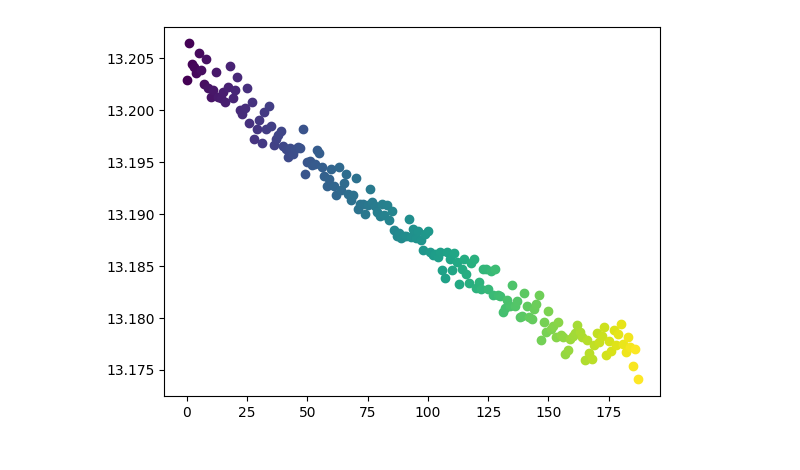
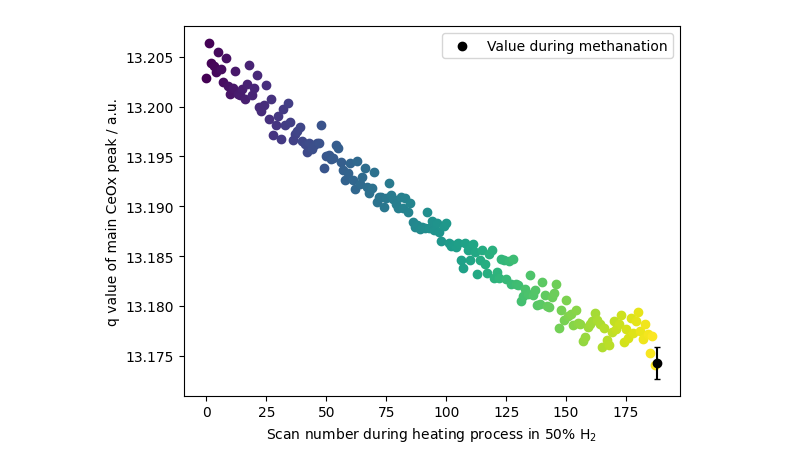
Before and after one commit to raulgarciadiez/myspot_2024_07, a Jupyter notebook: XRD/Activation ramp/xrd_plot.ipynb, the cells around one changed output. Cells and saved outputs as stored; diff of their text form; code cells hidden in the pictures.

Commit message:
summary plot of XRD of Ru CGO

```diff
--- a/XRD/Activation ramp/xrd_plot.ipynb
+++ b/XRD/Activation ramp/xrd_plot.ipynb
@@ -24,31 +24,43 @@ for idx,file_path in enumerate(files_list):
                 header_line = line[1:].strip()  # Strip the '#' and any surrounding whitespace
             else:
                 data_lines.append(line.strip())
     with open('cleaned_data.txt', 'w') as temp_file:
         temp_file.write(header_line + '\n')
         temp_file.write('\n'.join(data_lines))
 
     df = pd.read_csv('cleaned_data.txt', sep='\s+')
     #plt.plot(df['q_nm^-1'], idx*0.1+df['I'], color = colors[idx], lw = 0.5)
 
 
     mask = (df['q_nm^-1'] >= 13.15) & (df['q_nm^-1'] <= 13.225)
     q_data = df.loc[mask, 'q_nm^-1']
     I_data = df.loc[mask, 'I']
 
     initial_guess = [I_data.max(), q_data.mean(), 0.1]
     popt, pcov = curve_fit(gaussian, q_data, I_data, p0=initial_guess)
 
     amp, cen, wid= popt
     max_intensity = amp
     max_intensity_q_value = cen
 
     #plt.scatter(max_intensity_q_value, idx*0.1+max_intensity,color = colors[idx] )
 
     plt.scatter(idx, max_intensity_q_value,color = colors[idx])
     #plt.scatter(idx, wid,color = colors[idx])
 
+mean_reaction = 13.174269769778688
+std_reaction =0.0015758294319312236
+
+plt.errorbar(idx + 1, mean_reaction, yerr = std_reaction, capsize = 2, c = "k")
+plt.scatter(idx + 1, mean_reaction, c = "k", label ="Value during methanation")
+
 #plt.ylim([2.5,3.5])
 #plt.xlim([12.75,13.5])
+
+plt.xlabel(f"Scan number during heating process in 50% H$_2$")
+plt.ylabel("q value of main CeOx peak / a.u.")
+plt.legend()
+
+plt.savefig("XRD_Ru_CGO_main_CeOx_peak.pdf")
 # %% [output]
-[figure, old version]
+[figure, new version]
```
Also changed, not shown: 2 other files.
